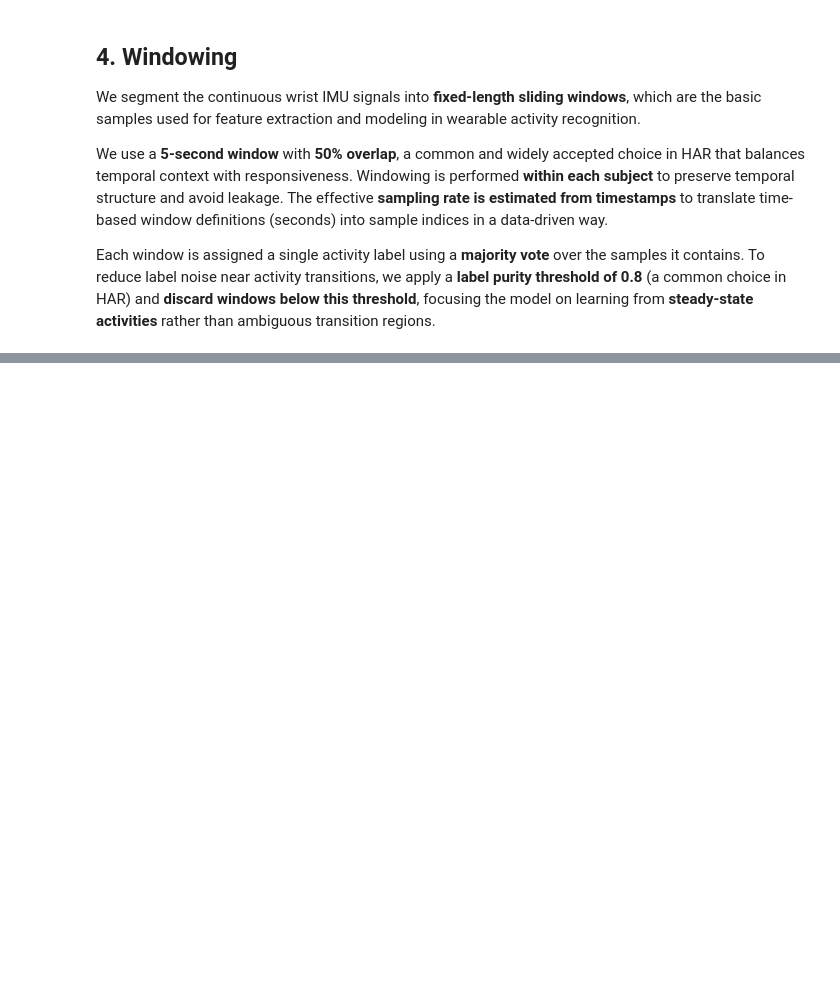
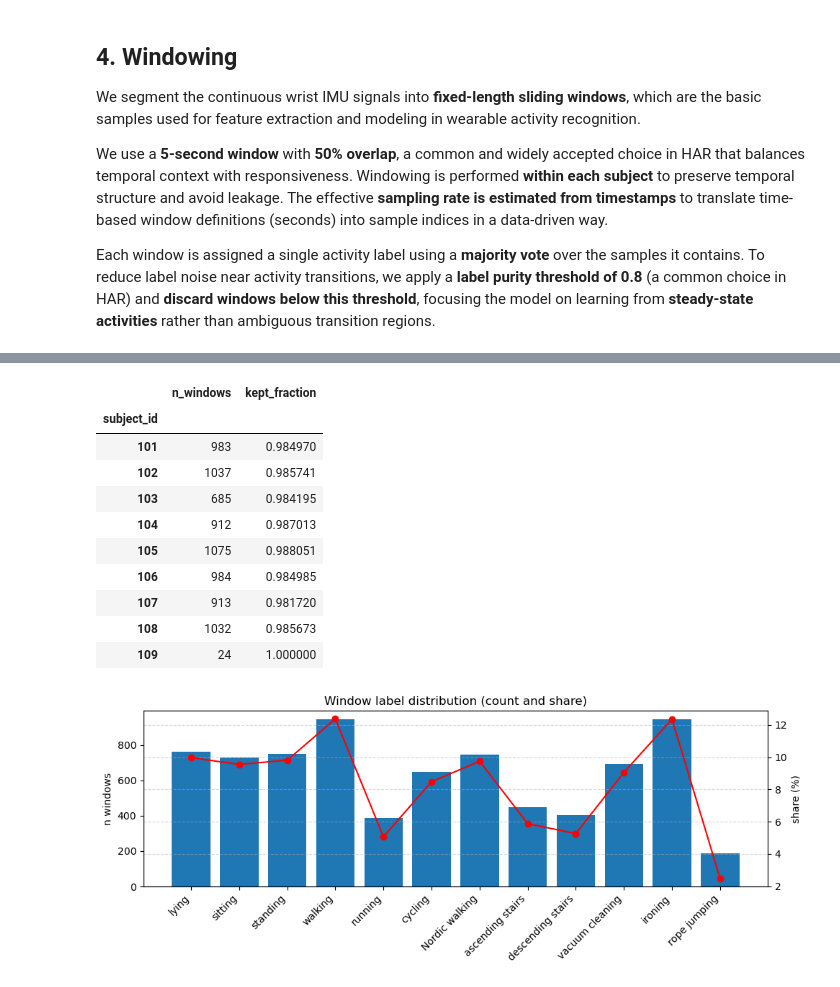
Before and after one commit to ChouaibB/wearables-ml-examples, a Jupyter notebook: notebooks/01_activity_recognition_from_wrist_imu_pamap2.ipynb, the cells around one changed output, grey strips where cells are left out. Drawn from its saved outputs; the diff is of its cells as text; code cells hidden in the pictures; blank space fills up the shorter version.

Commit message:
windowing OK + info & visu OK

```diff
--- a/notebooks/01_activity_recognition_from_wrist_imu_pamap2.ipynb
+++ b/notebooks/01_activity_recognition_from_wrist_imu_pamap2.ipynb
@@ -306,3 +306,19 @@ We segment the continuous wrist IMU signals into **fixed-length sliding windows*
 We use a **5-second window** with **50% overlap**, a common and widely accepted choice in HAR that balances temporal context with responsiveness. Windowing is performed **within each subject** to preserve temporal structure and avoid leakage. The effective **sampling rate is estimated from timestamps** to translate time-based window definitions (seconds) into sample indices in a data-driven way.
 
 Each window is assigned a single activity label using a **majority vote** over the samples it contains. To reduce label noise near activity transitions, we apply a **label purity threshold of 0.8** (a common choice in HAR) and **discard windows below this threshold**, focusing the model on learning from **steady-state activities** rather than ambiguous transition regions.
+# %%
+WINDOW_SEC = 5.0
+OVERLAP = 0.5
+PURITY_THRESHOLD = 0.8
+
+# Channels used for windowing (wrist axes + magnitude signals)
+MAG_COLS = ["hand_acc16_mag", "hand_acc6_mag", "hand_gyro_mag", "hand_mag_mag"]
+SIGNAL_COLS = hand_keep + MAG_COLS  # hand_keep was defined in Section 2
+
+# Estimate sampling rate from timestamps (we use median for robustness against small jitters)
+dt = data.groupby("subject_id")["timestamp_s"].diff().dropna()
+fs = int(round(1.0 / dt.median()))
+win_size = int(round(WINDOW_SEC * fs))
+step = int(round(win_size * (1.0 - OVERLAP)))
+
+print(f"Estimated fs: {fs} Hz | window: {win_size} samples ({WINDOW_SEC}s) | step: {step} samples ({OVERLAP:.0%} overlap)")
@@ -308,0 +363,40 @@ Each window is assigned a single activity label using a **majority vote** over t
+# %%
+# Minimal sanity summaries
+window_counts = pd.DataFrame(per_subject_counts).set_index("subject_id")
+display(window_counts)
+
+
+# label distribution (counts + percent)
+label_counts = pd.Series(y_windows).value_counts().sort_index()
+label_pct = 100 * label_counts / label_counts.sum()
+
+x_labels = [ACTIVITY_MAP.get(aid, str(aid)) for aid in label_counts.index]
+x = np.arange(len(x_labels))
+
+fig, ax1 = plt.subplots(figsize=(10, 4))
+ax1.bar(x, label_counts.values)
+ax1.set_ylabel("n windows")
+ax1.set_xticks(x)
+ax1.set_xticklabels(x_labels, rotation=45, ha="right")
+
+ax2 = ax1.twinx()
+ax2.plot(x, label_pct.values, marker="o", color="red")
+ax2.set_ylabel("share (%)")
+ax2.grid(axis="y", linestyle="--", alpha=0.5)
+
+plt.title("Window label distribution (count and share)")
+plt.tight_layout()
+plt.show()
+# %% [output]
+|  | n_windows | kept_fraction |
+| subject_id |  |  |
+| 101 | 983 | 0.984970 |
+| 102 | 1037 | 0.985741 |
+| 103 | 685 | 0.984195 |
+| 104 | 912 | 0.987013 |
+| 105 | 1075 | 0.988051 |
+| 106 | 984 | 0.984985 |
+| 107 | 913 | 0.981720 |
+| 108 | 1032 | 0.985673 |
+| 109 | 24 | 1.000000 |
+[figure, added]
```
Also changed, not shown: parts of 2 cells of this notebook.
